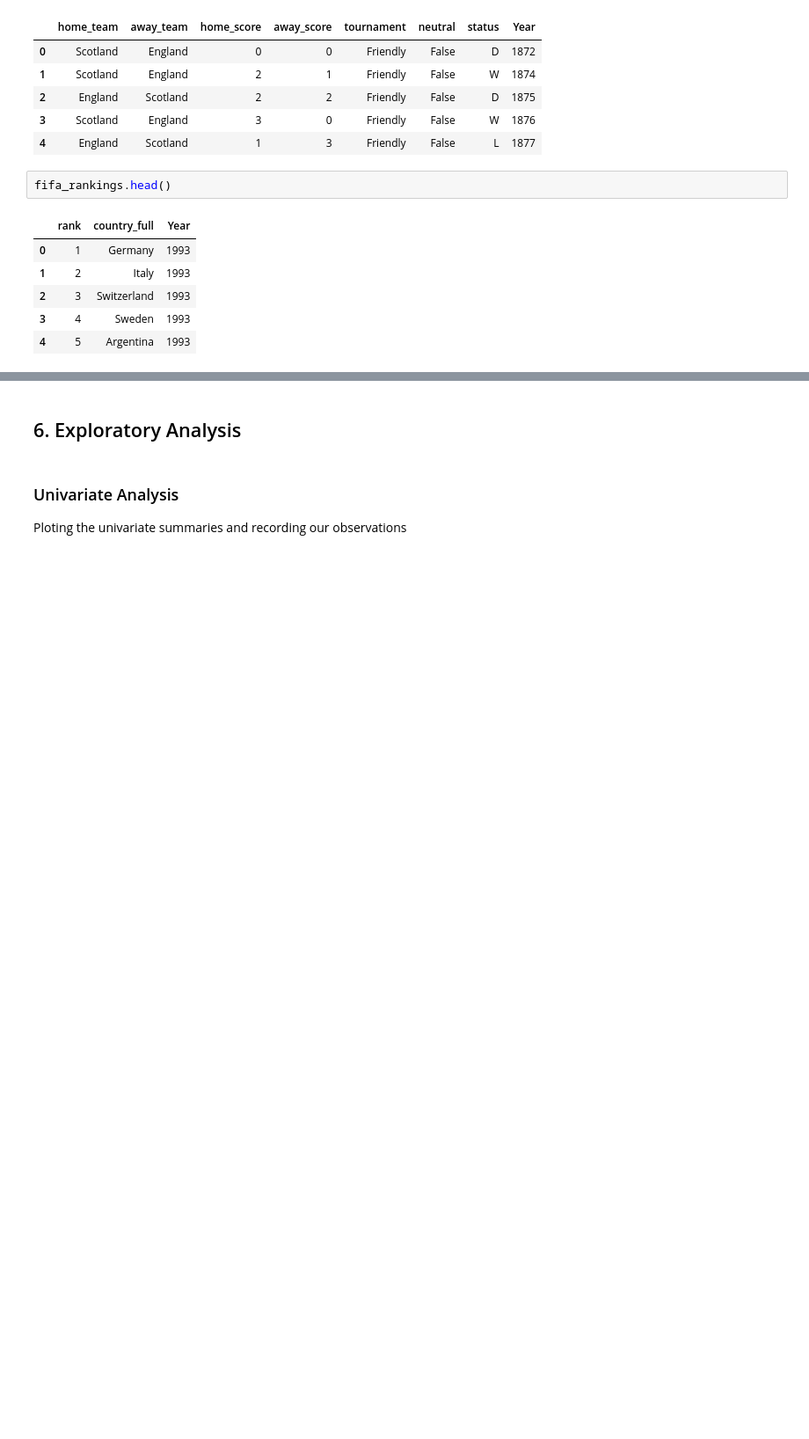
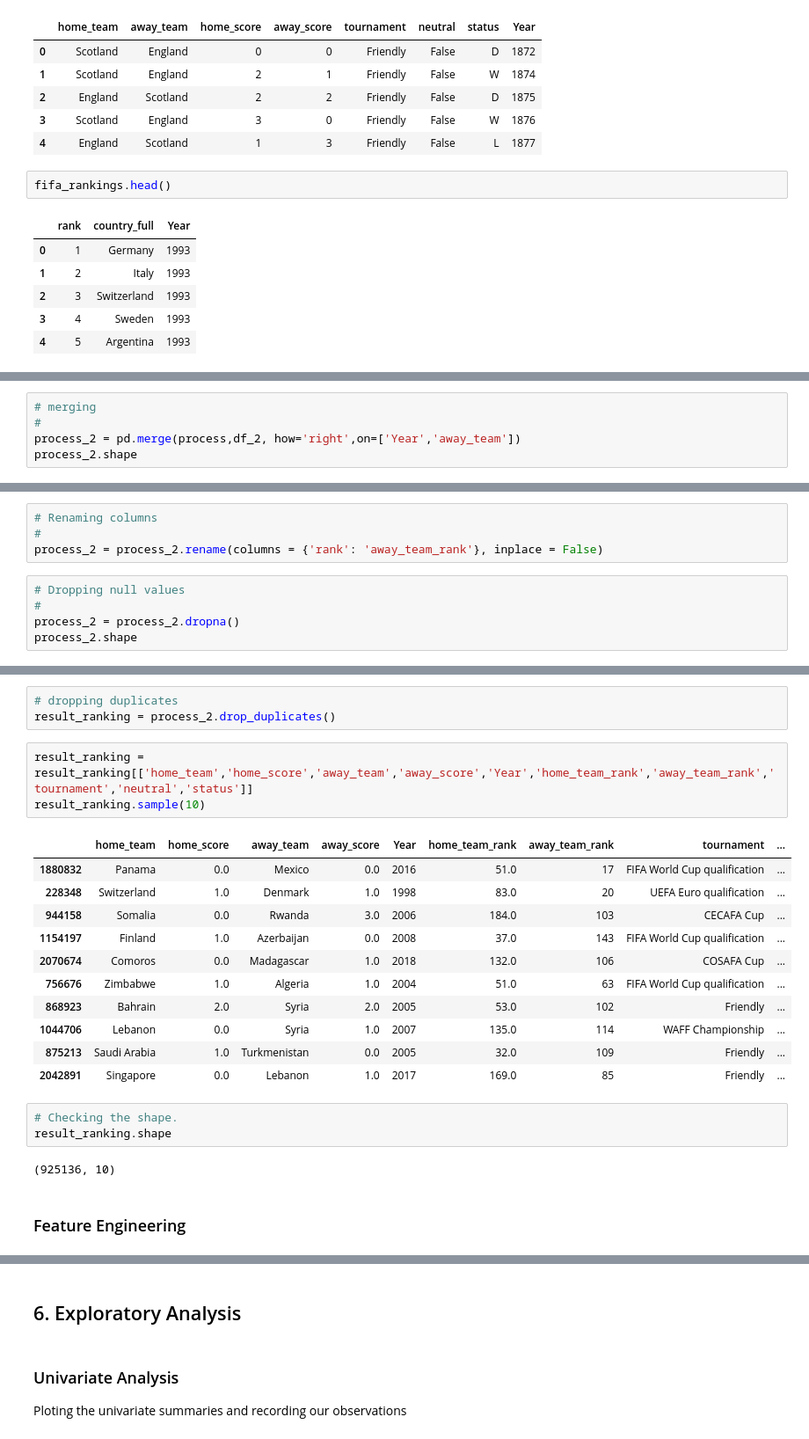
Before and after one commit to mburu-mwangi/Moringa-Machine-Learning-Wk-1, a Jupyter notebook: Moringa_Data_Science_Core_W6_Independent_Project_2021_10_Alfonce_Mwangi_Python_Notebook.ipynb, the cells around one changed output, grey strips where cells are left out. Shown at 88% size. Drawn from its saved outputs; the diff is of its cells as text; blank space fills up the shorter version.

```diff
--- a/Moringa_Data_Science_Core_W6_Independent_Project_2021_10_Alfonce_Mwangi_Python_Notebook.ipynb
+++ b/Moringa_Data_Science_Core_W6_Independent_Project_2021_10_Alfonce_Mwangi_Python_Notebook.ipynb
@@ -496,0 +542,5 @@ process.tail()
+# %%
+# merging
+#
+process_2 = pd.merge(process,df_2, how='right',on=['Year','away_team'])
+process_2.shape
@@ -496,0 +549,9 @@ process.tail()
+# %%
+# Renaming columns
+#
+process_2 = process_2.rename(columns = {'rank': 'away_team_rank'}, inplace = False)
+# %%
+# Dropping null values
+#
+process_2 = process_2.dropna()
+process_2.shape
@@ -496,0 +570,25 @@ process.tail()
+# %%
+# dropping duplicates
+result_ranking = process_2.drop_duplicates()
+# %%
+result_ranking = result_ranking[['home_team','home_score','away_team','away_score','Year','home_team_rank','away_team_rank','tournament','neutral','status']]
+result_ranking.sample(10)
+# %% [output]
+|  | home_team | home_score | away_team | away_score | Year | home_team_rank | away_team_rank | tournament | ... |
+| 1880832 | Panama | 0.0 | Mexico | 0.0 | 2016 | 51.0 | 17 | FIFA World Cup qualification | ... |
+| 228348 | Switzerland | 1.0 | Denmark | 1.0 | 1998 | 83.0 | 20 | UEFA Euro qualification | ... |
+| 944158 | Somalia | 0.0 | Rwanda | 3.0 | 2006 | 184.0 | 103 | CECAFA Cup | ... |
+| 1154197 | Finland | 1.0 | Azerbaijan | 0.0 | 2008 | 37.0 | 143 | FIFA World Cup qualification | ... |
+| 2070674 | Comoros | 0.0 | Madagascar | 1.0 | 2018 | 132.0 | 106 | COSAFA Cup | ... |
+| 756676 | Zimbabwe | 1.0 | Algeria | 1.0 | 2004 | 51.0 | 63 | FIFA World Cup qualification | ... |
+| 868923 | Bahrain | 2.0 | Syria | 2.0 | 2005 | 53.0 | 102 | Friendly | ... |
+| 1044706 | Lebanon | 0.0 | Syria | 1.0 | 2007 | 135.0 | 114 | WAFF Championship | ... |
+| 875213 | Saudi Arabia | 1.0 | Turkmenistan | 0.0 | 2005 | 32.0 | 109 | Friendly | ... |
+| 2042891 | Singapore | 0.0 | Lebanon | 1.0 | 2017 | 169.0 | 85 | Friendly | ... |
+# %%
+# Checking the shape.
+result_ranking.shape
+# %% [output]
+(925136, 10)
+# %% [markdown]
+### Feature Engineering
```
Also changed, not shown: parts of 18 cells of this notebook.
